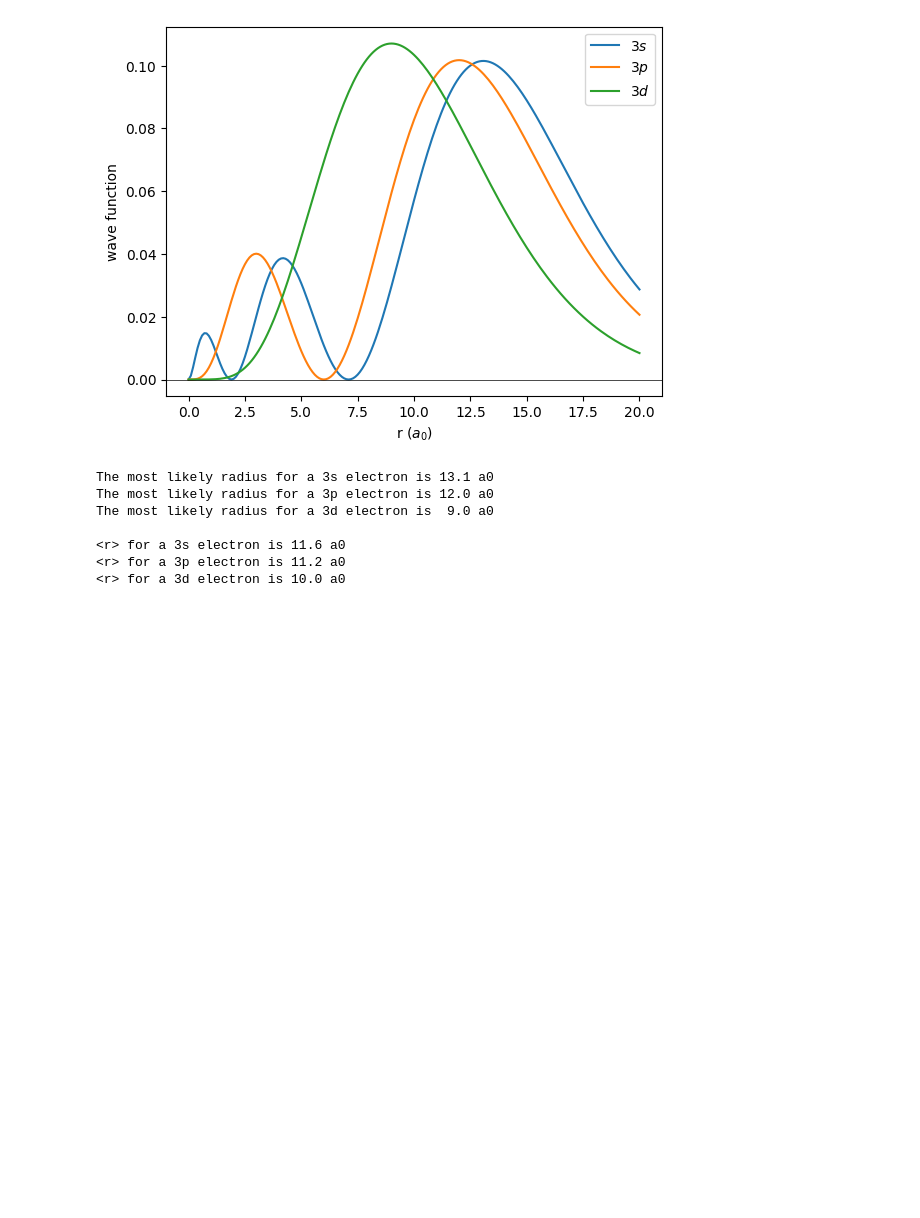
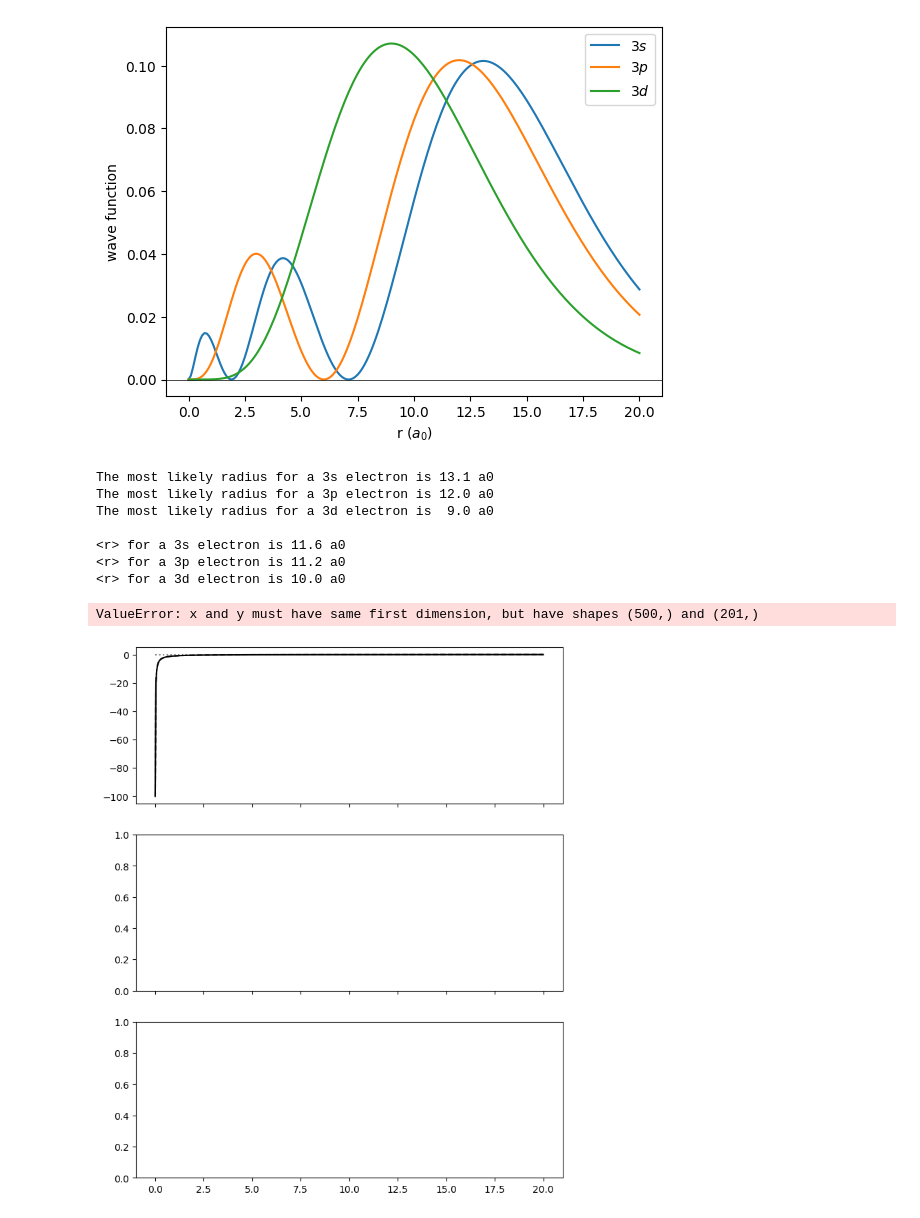
Before and after one commit to FoleyLab/chem3141-book, a Jupyter notebook: content/lecture_notes/hydrogen.ipynb, the cells around one changed output. Cells and saved outputs as stored; diff of their text form; code cells hidden in the pictures; blank space fills up the shorter version.

```diff
--- a/content/lecture_notes/hydrogen.ipynb
+++ b/content/lecture_notes/hydrogen.ipynb
@@ -914,6 +994,66 @@ The most likely radius for a 3d electron is  9.0 a0
 <r> for a 3s electron is 11.6 a0
 <r> for a 3p electron is 11.2 a0
 <r> for a 3d electron is 10.0 a0
+# %%
+import numpy as np
+import matplotlib.pyplot as plt
+
+r = np.linspace(0.01, 20, 500)
+
+# Radial wavefunctions (3s, 3p, 3d)
+R30 = 2 / (3.0 * np.sqrt(3)) * (1 - 2*r/3 + 2*r**2/27) * np.exp(-r/3)
+R31 = 8 / (27*np.sqrt(6)) * (r - r**2/6) * np.exp(-r/3)
+R32 = 4 / (81*np.sqrt(30)) * r**2 * np.exp(-r/3)
+R10 = 2.0 * np.exp(-r)
+R21 = 1 / (2 * np.sqrt(6)) * r * np.exp(-0.5 * r)
+
+# Radial probability distributions
+P30 = r**2 * R30**2
+P31 = r**2 * R31**2
+P32 = r**2 * R32**2
+
+P21 = r ** 2 * R21 ** 2
+
+
+
+# Coulomb potential
+V = -1 / r
+
+# Centrifugal potentials and effective potentials
+l_vals = [0, 1, 2]
+V_cents = [l*(l+1) / (2 * r**2) for l in l_vals]
+V_effs = [V + V_cent for V_cent in V_cents]
+
+# Plot settings
+fig, axs = plt.subplots(3, 1, figsize=(8, 10), sharex=True)
+
+orb_labels = ['3s', '3p', '3d']
+colors = ['tab:blue', 'tab:orange', 'tab:green']
+
+for i, ax in enumerate(axs):
+    l = l_vals[i]
+    ax.plot(r, V, 'k--', label=r'$V(r)$ (Coulomb)')
+    ax.plot(r, V_cents[i], 'gray', linestyle='dotted', label=rf'$V_{{\rm cent}}^{{\ell={l}}}(r)$')
+    ax.plot(r, V_effs[i], 'k-', label=rf'$V_{{\rm eff}}^{{\ell={l}}}(r)$')
+
+    # scale radial distribution for visual overlay
+    scale = 0.5  # adjust to your taste
+    #P = [P30, P31, P32][i]
+    P = [P10, P21][i]
+    ax.plot(r, scale * P + (-1/9), color=colors[i], label=rf'$P_{{3{["s","p","d"][i]}}}(r)$ (scaled)')
+
+    ax.axhline(y=-1/9, color='gray', lw=0.5, linestyle=':')
+    ax.set_ylabel('Energy (E$_h$)')
+    ax.set_title(f'{orb_labels[i]} orbital (l = {l})')
+    ax.set_ylim(-1.1, 0.6)
+    ax.legend()
+
+axs[-1].set_xlabel(r'$r$ ($a_0$)')
+plt.tight_layout()
+plt.show()
+# %% [output]
+ValueError: x and y must have same first dimension, but have shapes (500,) and (201,)
+[figure, added]
 # %% [markdown]
 We can see that the most likely position for the $3d$ is closest to the nucleus, followed by $3p$ and then $3s$. The expectation values of $r$ follow this same trend.  Note also that, like the example above, the number of times that the radial distribution functions dip to zero at non-zero $r$ values reflects the number of radial nodes in the wave function.
 
```
Also changed, not shown: parts of 5 cells of this notebook.
